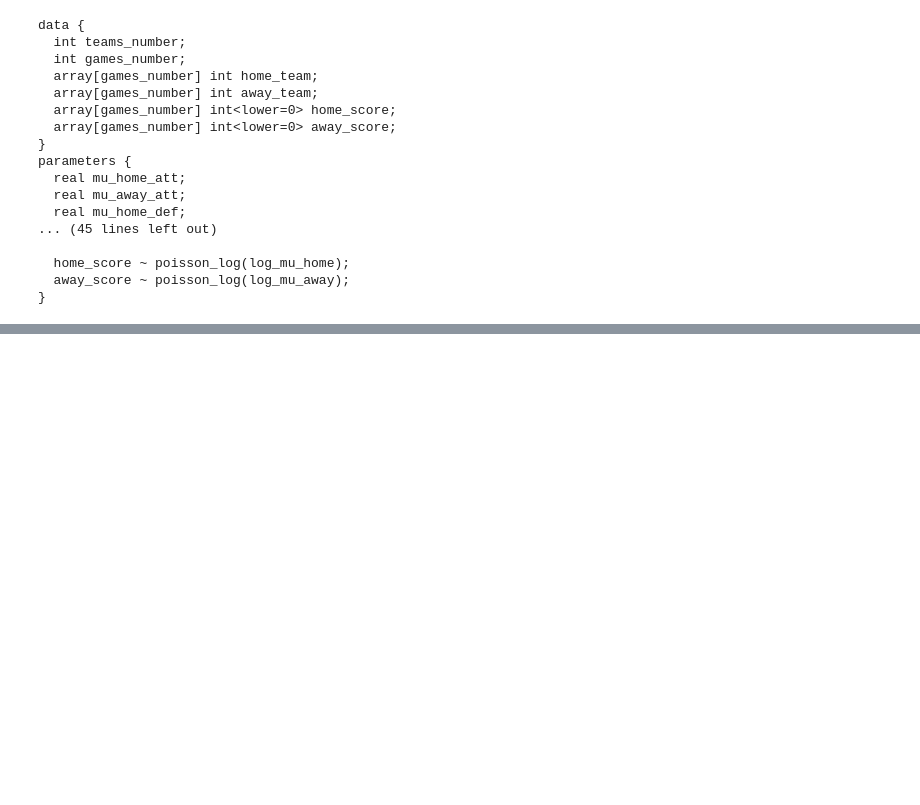
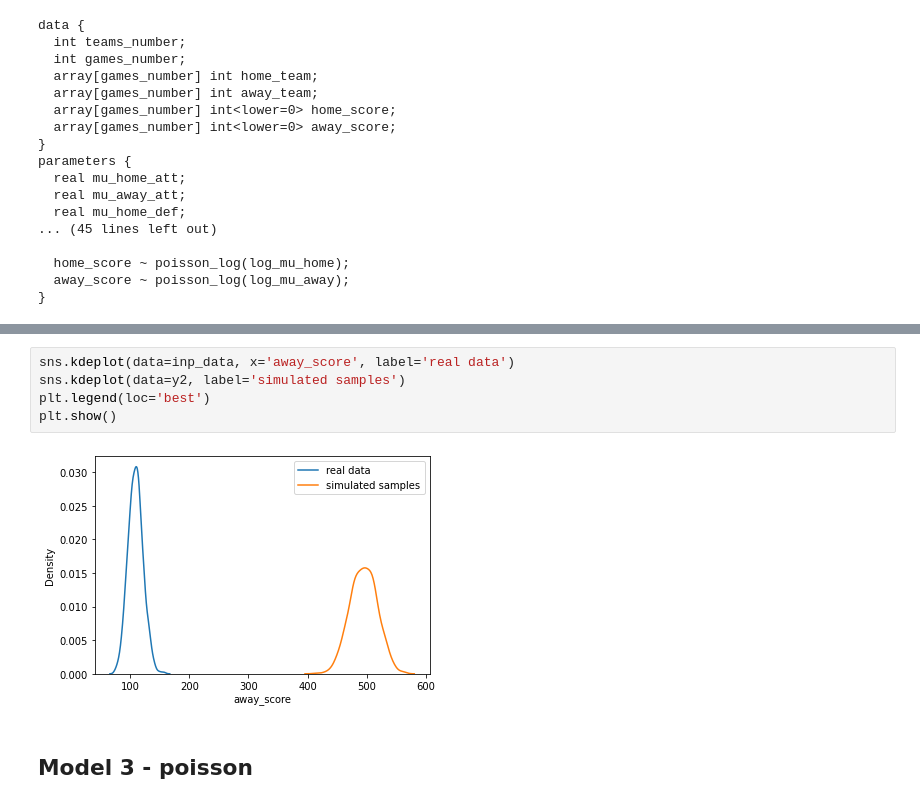
Before and after one commit to Mazart23/NBA_data_analytics, a Jupyter notebook: main.ipynb, the cells around one changed output, grey strips where cells are left out. Saved outputs shown, nothing was run; the diff lists cells and outputs as text; blank space fills up the shorter version.

```diff
--- a/main.ipynb
+++ b/main.ipynb
@@ -442,0 +316,9 @@ for idx, row in seasons_games[pred_year].iterrows():
+# %%
+sns.kdeplot(data=inp_data, x='away_score', label='real data')
+sns.kdeplot(data=y2, label='simulated samples')
+plt.legend(loc='best')
+plt.show()
+# %% [output]
+[figure, added]
+# %% [markdown]
+## Model 3 - poisson
```
Also changed, not shown: parts of 17 cells of this notebook, 1 other file.
